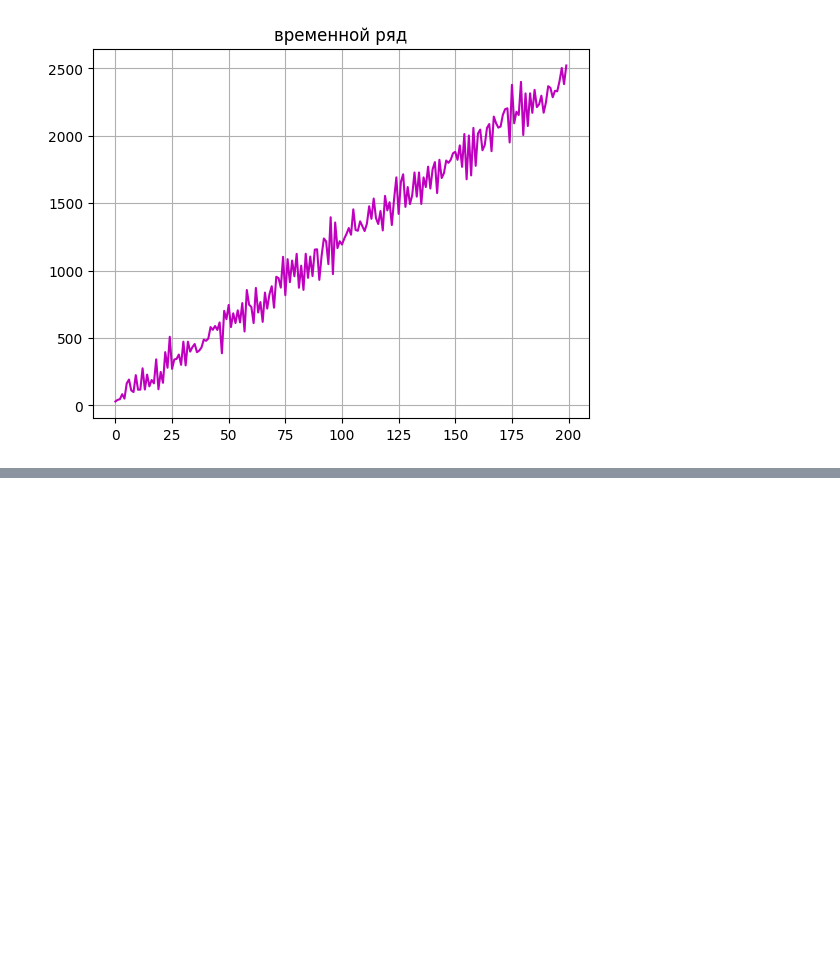
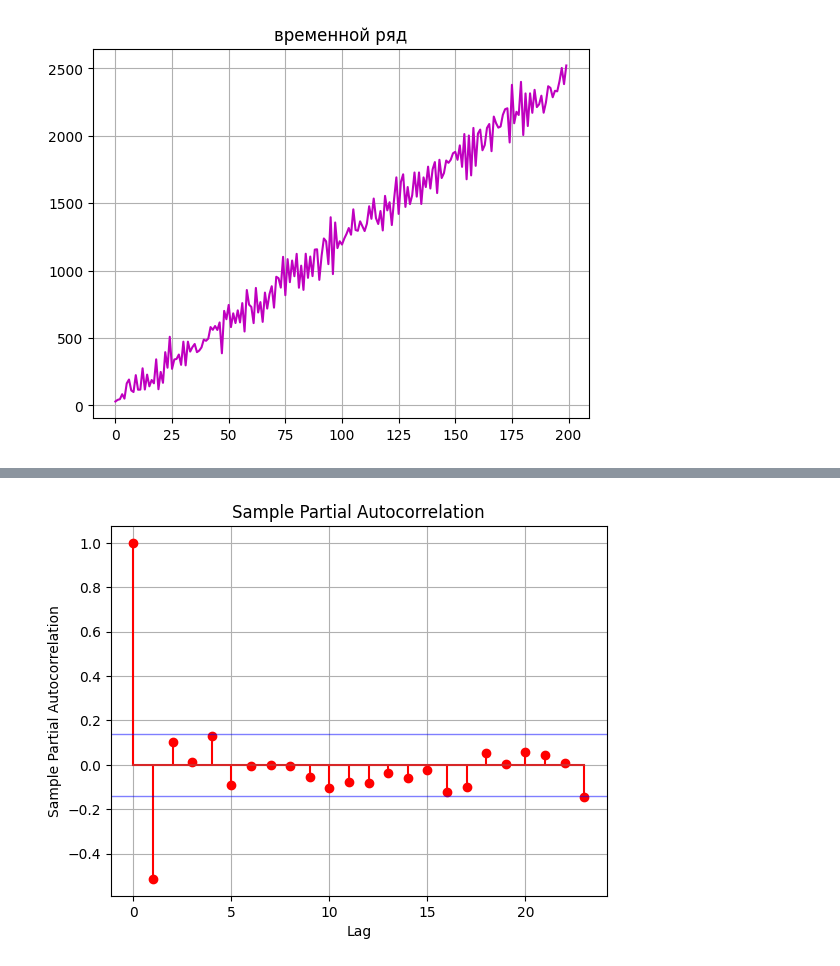
Before and after one commit to VladousSparrowous/HSE-homeworks, a Jupyter notebook: Time_Series_classification.ipynb, the cells around one changed output, grey strips where cells are left out. Cells and saved outputs as stored; diff of their text form; code cells hidden in the pictures; blank space fills up the shorter version.

```diff
--- a/Time_Series_classification.ipynb
+++ b/Time_Series_classification.ipynb
@@ -350,0 +267,7 @@ print("Прогноз уровня X_{t+1}:", X_next_level)
+# %%
+from statsmodels.tsa.stattools import pacf
+
+PACF = pacf(detrended_TS)
+draw_cf(PACF, 'Sample Partial Autocorrelation')
+# %% [output]
+[figure, added]
```
Also changed, not shown: parts of 37 cells of this notebook.
